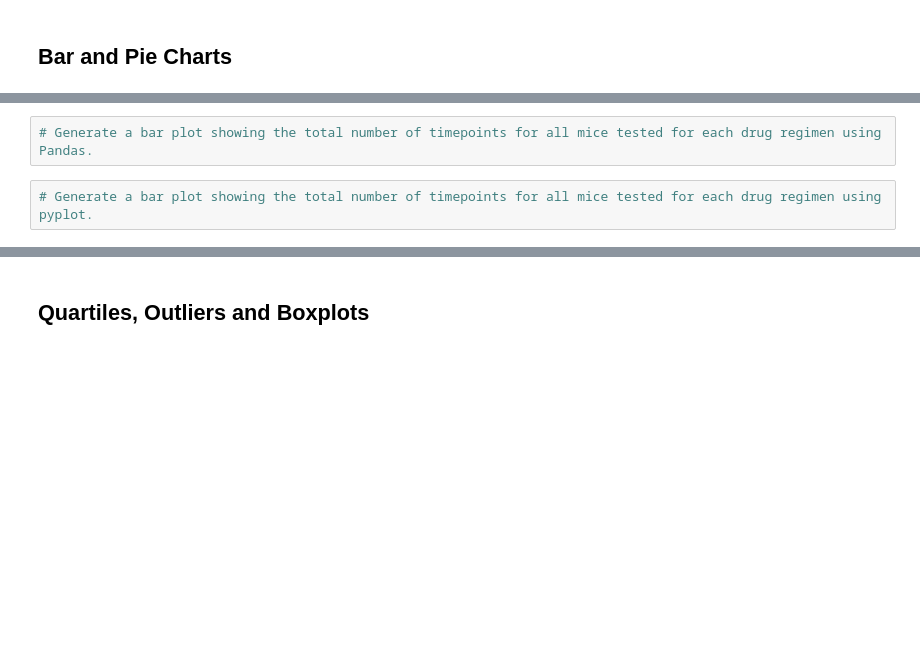
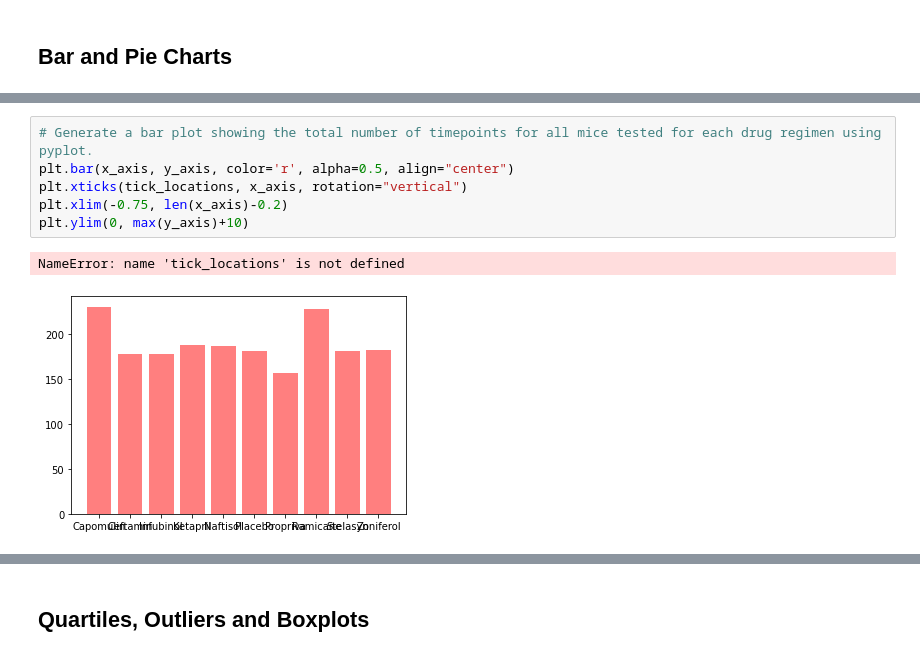
Before and after one commit to Madhavigudimella/Matplotlib-challenge, a Jupyter notebook: Pymaceuticals/pymaceuticals_starter.ipynb, the cells around one changed output, grey strips where cells are left out. Drawn from its saved outputs; the diff is of its cells as text; blank space fills up the shorter version.

```diff
--- a/Pymaceuticals/pymaceuticals_starter.ipynb
+++ b/Pymaceuticals/pymaceuticals_starter.ipynb
@@ -58,4 +147,9 @@ merge_df["Mouse ID"].nunique()
 # %%
-# Generate a bar plot showing the total number of timepoints for all mice tested for each drug regimen using Pandas.
+# Generate a bar plot showing the total number of timepoints for all mice tested for each drug regimen using pyplot.
+plt.bar(x_axis, y_axis, color='r', alpha=0.5, align="center")
+plt.xticks(tick_locations, x_axis, rotation="vertical")
+plt.xlim(-0.75, len(x_axis)-0.2)
+plt.ylim(0, max(y_axis)+10)
+# %% [output]
+NameError: name 'tick_locations' is not defined
+[figure, added]
-# %%
-# Generate a bar plot showing the total number of timepoints for all mice tested for each drug regimen using pyplot.
```
Also changed, not shown: parts of 14 cells of this notebook, 7 other files.
